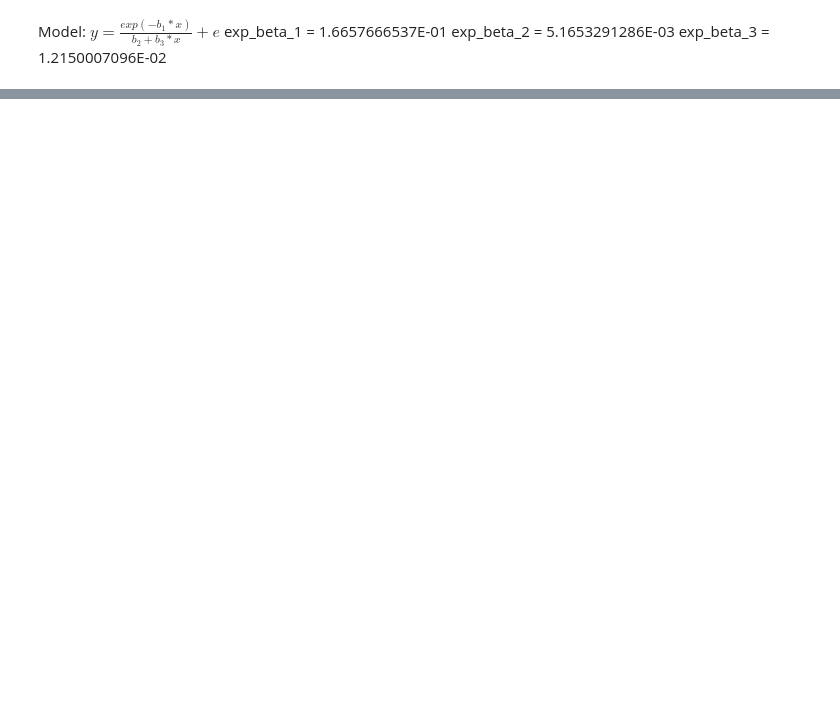
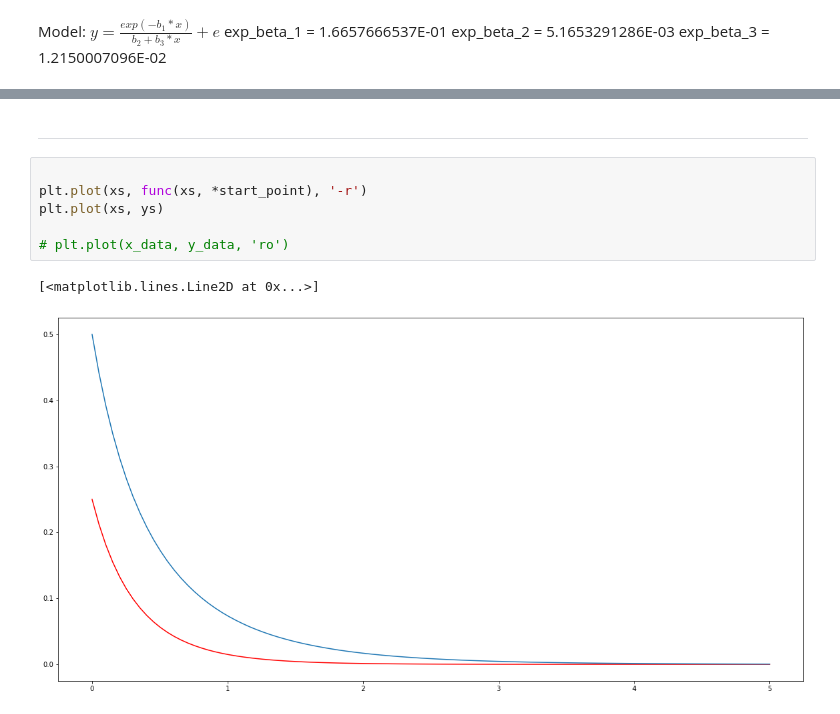
Before and after one commit to dzahbarov/opt-methods, a Jupyter notebook: lab3/lab3.ipynb, the cells around one changed output, grey strips where cells are left out. Saved outputs shown, nothing was run; the diff lists cells and outputs as text; blank space fills up the shorter version.

```diff
--- a/lab3/lab3.ipynb
+++ b/lab3/lab3.ipynb
@@ -35,0 +94,12 @@ plt.plot(x_data, y_data, 'ro')
+# %% [markdown]
+
+------------------------------------------------------------------
+# %%
+
+plt.plot(xs, func(xs, *start_point), '-r')
+plt.plot(xs, ys)
+
+# plt.plot(x_data, y_data, 'ro')
+# %% [output]
+[<matplotlib.lines.Line2D at 0x...>]
+[figure, added]
```
Also changed, not shown: parts of 19 cells of this notebook.
